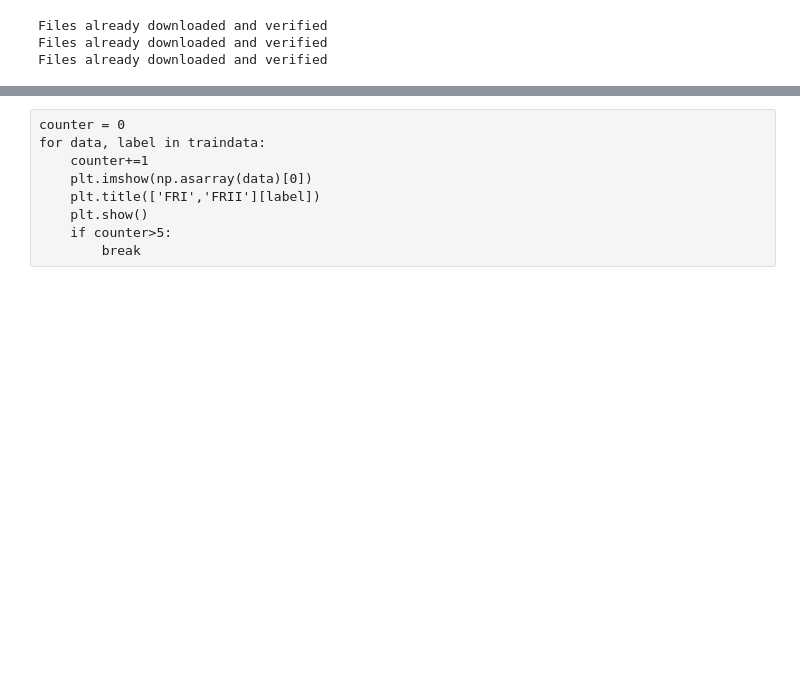
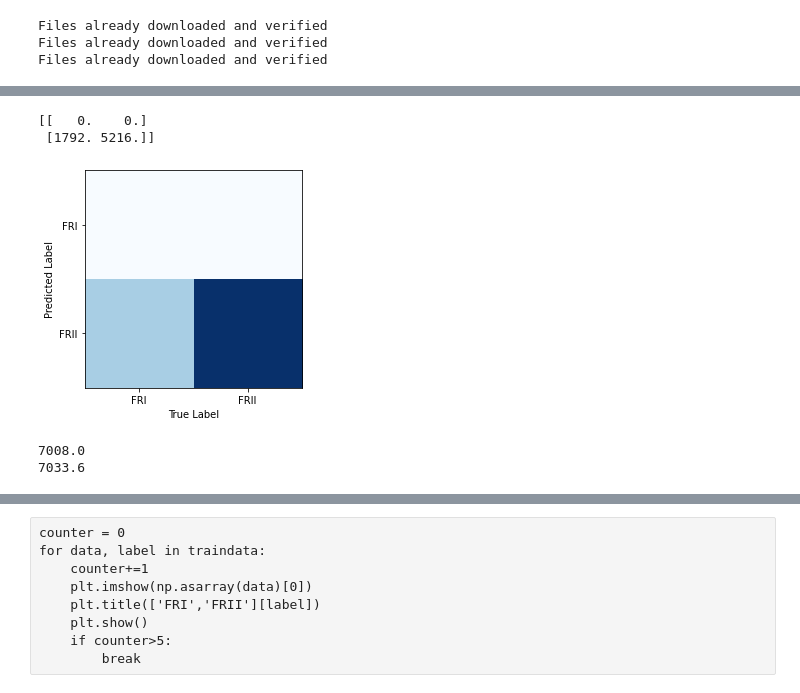
Before and after one commit to mb010/EquivariantSelfAttention, a Jupyter notebook: playground.ipynb, the cells around one changed output, grey strips where cells are left out. Drawn from its saved outputs; the diff is of its cells as text; code cells hidden in the pictures; blank space fills up the shorter version.

```diff
--- a/playground.ipynb
+++ b/playground.ipynb
@@ -138,0 +277,16 @@ ValueError: cannot reshape array of size 2025000 into shape (150,150)
+# %%
+print(confussion_matrix)
+plt.imshow(confussion_matrix, cmap='Blues')
+plt.xlabel('True Label')
+plt.ylabel('Predicted Label')
+plt.xticks([0,1],['FRI','FRII'])
+plt.yticks([0,1],['FRI','FRII'])
+plt.show()
+print(confussion_matrix.sum())
+print(len(train_data)*0.2*16*2)
+# %% [output]
+[[   0.    0.]
+ [1792. 5216.]]
+[figure, added]
+7008.0
+7033.6
```
Also changed, not shown: parts of 13 cells of this notebook, 3 other files.
